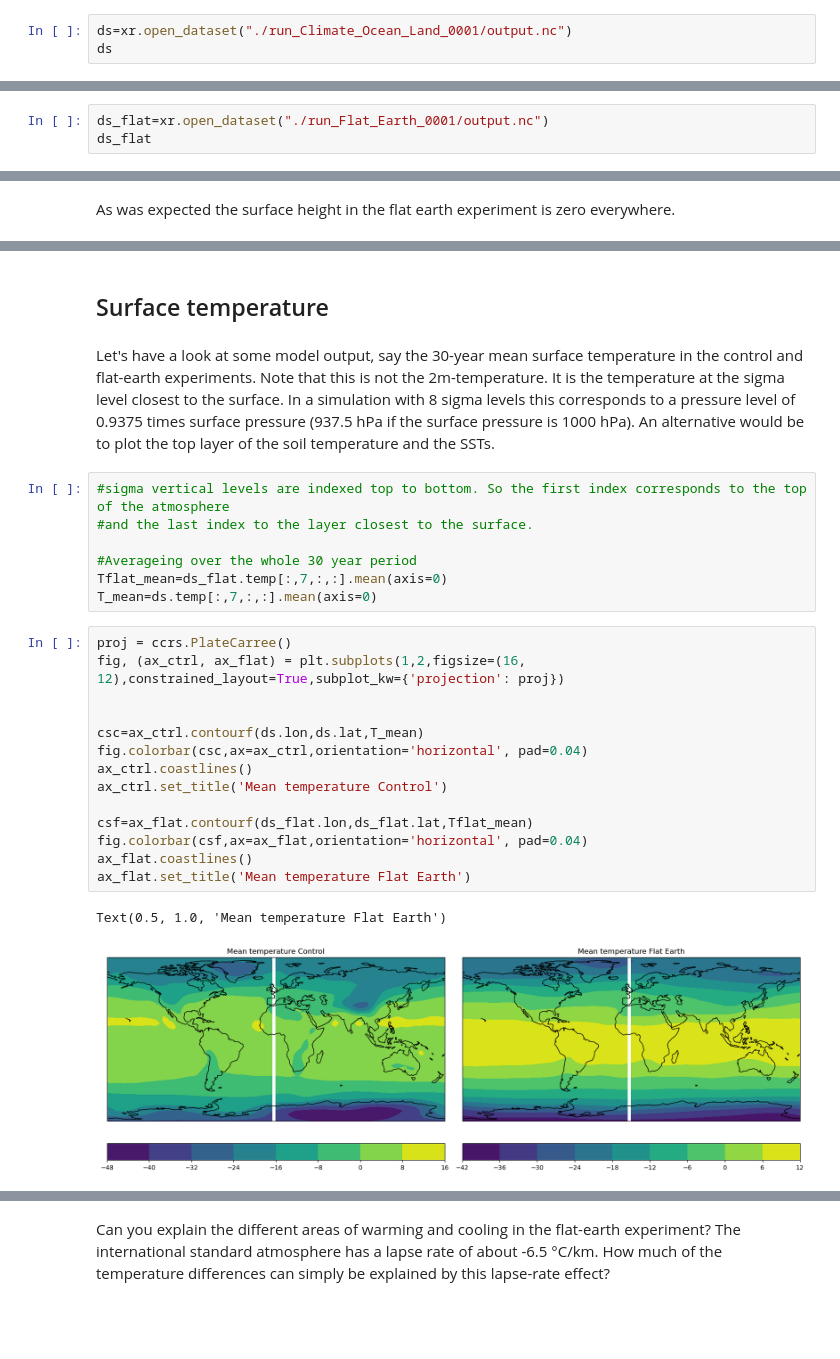
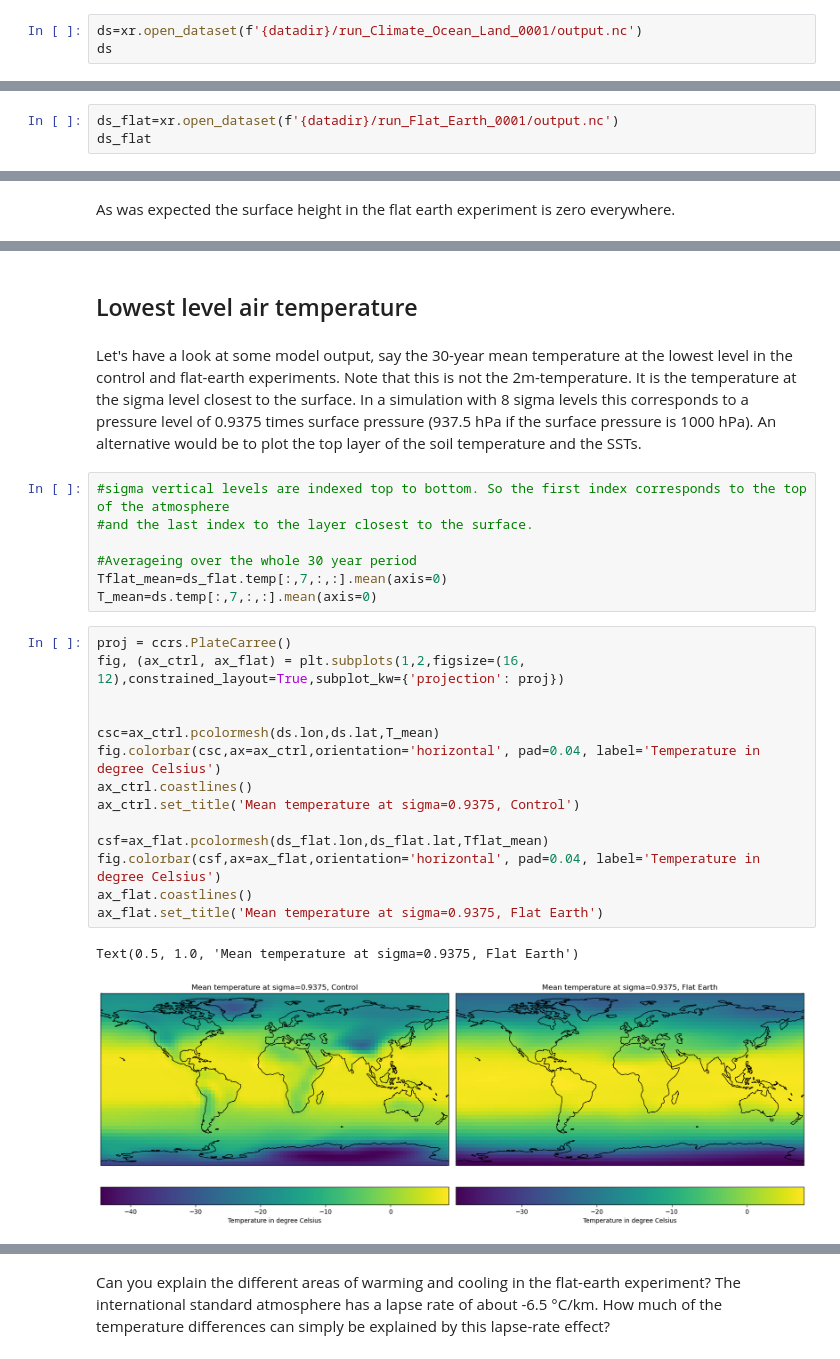
Before and after one commit to SpeedyWeather/NCAS_CMSS_2025, a Jupyter notebook: Pre-Defined_Experiments/Flat_Earth_analysis.ipynb, the cells around one changed output, grey strips where cells are left out. Saved outputs shown, nothing was run; the diff lists cells and outputs as text; blank space fills up the shorter version.

```diff
--- a/Pre-Defined_Experiments/Flat_Earth_analysis.ipynb
+++ b/Pre-Defined_Experiments/Flat_Earth_analysis.ipynb
@@ -31,5 +33,5 @@ import sys
 # %%
-ds=xr.open_dataset("./run_Climate_Ocean_Land_0001/output.nc")
+ds=xr.open_dataset(f'{datadir}/run_Climate_Ocean_Land_0001/output.nc')
 ds
 # %% [output]
 <xarray.Dataset> Size: 102GB
@@ -50,7 +52,7 @@ Data variables: (12/28)
     precip_cond_rate  (time, lat, lon) float32 2GB ...
     precip_conv_rate  (time, lat, lon) float32 2GB ...
 # %%
-ds_flat=xr.open_dataset("./run_Flat_Earth_0001/output.nc")
+ds_flat=xr.open_dataset(f'{datadir}/run_Flat_Earth_0001/output.nc')
 ds_flat
 # %% [output]
 <xarray.Dataset> Size: 102GB
@@ -99,7 +93,7 @@ ax.coastlines()
 # %% [markdown]
-## Surface temperature
+## Lowest level air temperature
 # %% [markdown]
-Let's have a look at some model output, say the 30-year mean surface temperature in the control and flat-earth experiments. Note that this is not the 2m-temperature. It is the temperature at the sigma level closest to the surface. In a simulation with 8 sigma levels this corresponds to a pressure level of 0.9375 times surface pressure (937.5 hPa if the surface pressure is 1000 hPa). An alternative would be to plot the top layer of the soil temperature and the SSTs.
+Let's have a look at some model output, say the 30-year mean temperature at the lowest level in the control and flat-earth experiments. Note that this is not the 2m-temperature. It is the temperature at the sigma level closest to the surface. In a simulation with 8 sigma levels this corresponds to a pressure level of 0.9375 times surface pressure (937.5 hPa if the surface pressure is 1000 hPa). An alternative would be to plot the top layer of the soil temperature and the SSTs.
 # %%
 #sigma vertical levels are indexed top to bottom. So the first index corresponds to the top of the atmosphere
 #and the last index to the layer closest to the surface.
@@ -110,20 +104,20 @@ T_mean=ds.temp[:,7,:,:].mean(axis=0)
 # %%
 proj = ccrs.PlateCarree()
 fig, (ax_ctrl, ax_flat) = plt.subplots(1,2,figsize=(16, 12),constrained_layout=True,subplot_kw={'projection': proj})
 
 
-csc=ax_ctrl.contourf(ds.lon,ds.lat,T_mean)
-fig.colorbar(csc,ax=ax_ctrl,orientation='horizontal', pad=0.04)
+csc=ax_ctrl.pcolormesh(ds.lon,ds.lat,T_mean)
+fig.colorbar(csc,ax=ax_ctrl,orientation='horizontal', pad=0.04, label='Temperature in degree Celsius')
 ax_ctrl.coastlines()
-ax_ctrl.set_title('Mean temperature Control')
+ax_ctrl.set_title('Mean temperature at sigma=0.9375, Control')
 
-csf=ax_flat.contourf(ds_flat.lon,ds_flat.lat,Tflat_mean)
-fig.colorbar(csf,ax=ax_flat,orientation='horizontal', pad=0.04)
+csf=ax_flat.pcolormesh(ds_flat.lon,ds_flat.lat,Tflat_mean)
+fig.colorbar(csf,ax=ax_flat,orientation='horizontal', pad=0.04, label='Temperature in degree Celsius')
 ax_flat.coastlines()
-ax_flat.set_title('Mean temperature Flat Earth')
+ax_flat.set_title('Mean temperature at sigma=0.9375, Flat Earth')
 # %% [output]
-Text(0.5, 1.0, 'Mean temperature Flat Earth')
+Text(0.5, 1.0, 'Mean temperature at sigma=0.9375, Flat Earth')
-[figure, old version]
+[figure, new version]
 # %%
 #mean temperature flat-control
 ax=plt.axes(projection=ccrs.PlateCarree())
```
Also changed, not shown: parts of 13 cells of this notebook.
